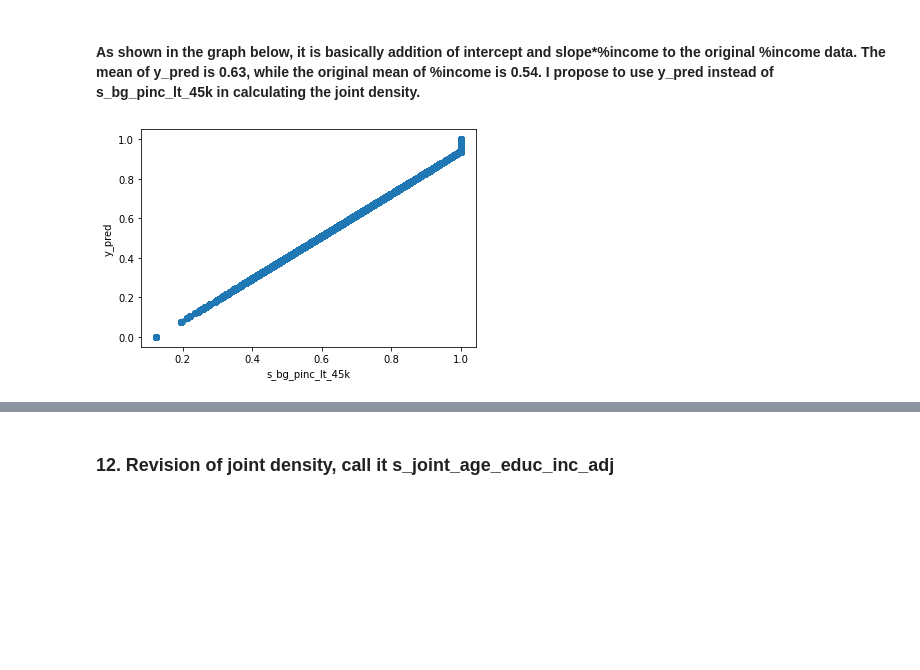
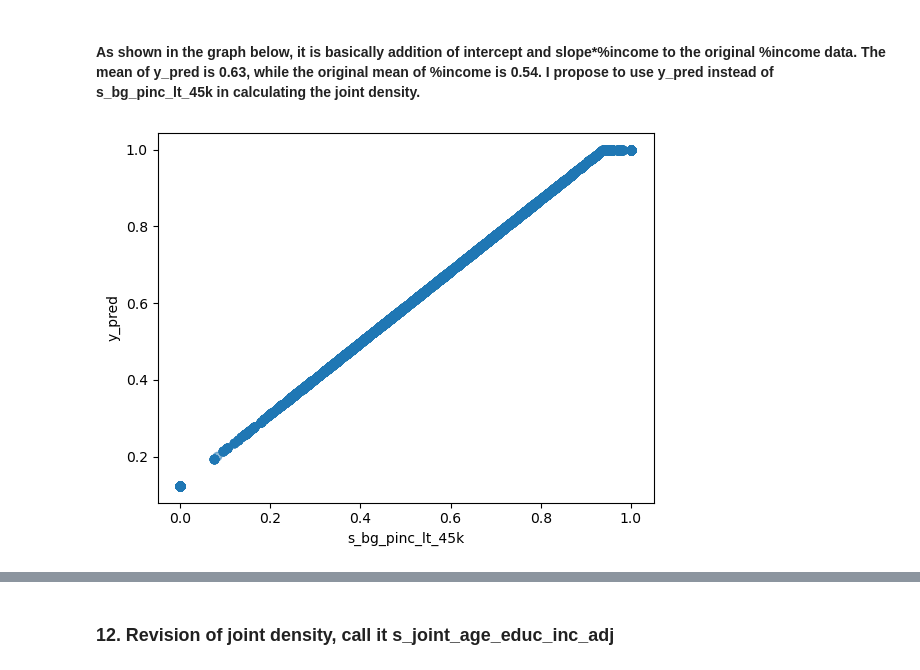
Before and after one commit to leex5089/SWB211project, a Jupyter notebook: 1_density_calculation.ipynb, the cells around one changed output, grey strips where cells are left out. Drawn from its saved outputs; the diff is of its cells as text; code cells hidden in the pictures; blank space fills up the shorter version.

```diff
--- a/1_density_calculation.ipynb
+++ b/1_density_calculation.ipynb
@@ -26,7 +167,7 @@ using [`os.path.join`](https://docs.python.org/3/library/os.path.html), to fit t
 * Linux/MacOS syntax (e.g. `../folder_name`)
 * and Windows syntax (e.g. `..\\folder_name`)
 # %%
-wd='G:\\My Drive\\0.SWB\\SWB211'
+wd='/Users/wonfylee/Library/CloudStorage/GoogleDrive-leex5089@umn.edu/My Drive/0.SWB/SWB211'
 
 csv_path_population_block = os.path.join(wd, 'census_data', 'nhgis0202_csv', 'nhgis0202_ds248_2020_block.csv')
 csv_path_education_income = os.path.join(wd, 'census_data', 'nhgis0197_csv', 'nhgis0197_ds254_20215_blck_grp.csv')
@@ -339,12 +474,12 @@ merge5.loc[merge5.y_pred > 1, 'y_pred'] = 1
 # %% [markdown]
 #### As shown in the graph below, it is basically addition of intercept and slope*\%income to the original \%income data. The mean of y_pred is 0.63, while the original mean of \%income is 0.54. I propose to use y_pred instead of s_bg_pinc_lt_45k in calculating the joint density.
 # %%
-plt.scatter(merge5['y_pred'], merge5['s_bg_pinc_lt_45k'],  alpha=0.5)
+plt.scatter(merge5['s_bg_pinc_lt_45k'], merge5['y_pred'],  alpha=0.5)
 plt.xlabel("s_bg_pinc_lt_45k")
 plt.ylabel("y_pred")
 plt.show()
 print("s_bg_pinc_lt_45k: \n", merge5['s_bg_pinc_lt_45k'].mean())
 print("y_pred: \n", merge5['y_pred'].mean())
 # %% [output]
-[figure, old version]
+[figure, new version]
 s_bg_pinc_lt_45k:
```
Also changed, not shown: parts of 16 cells of this notebook.
